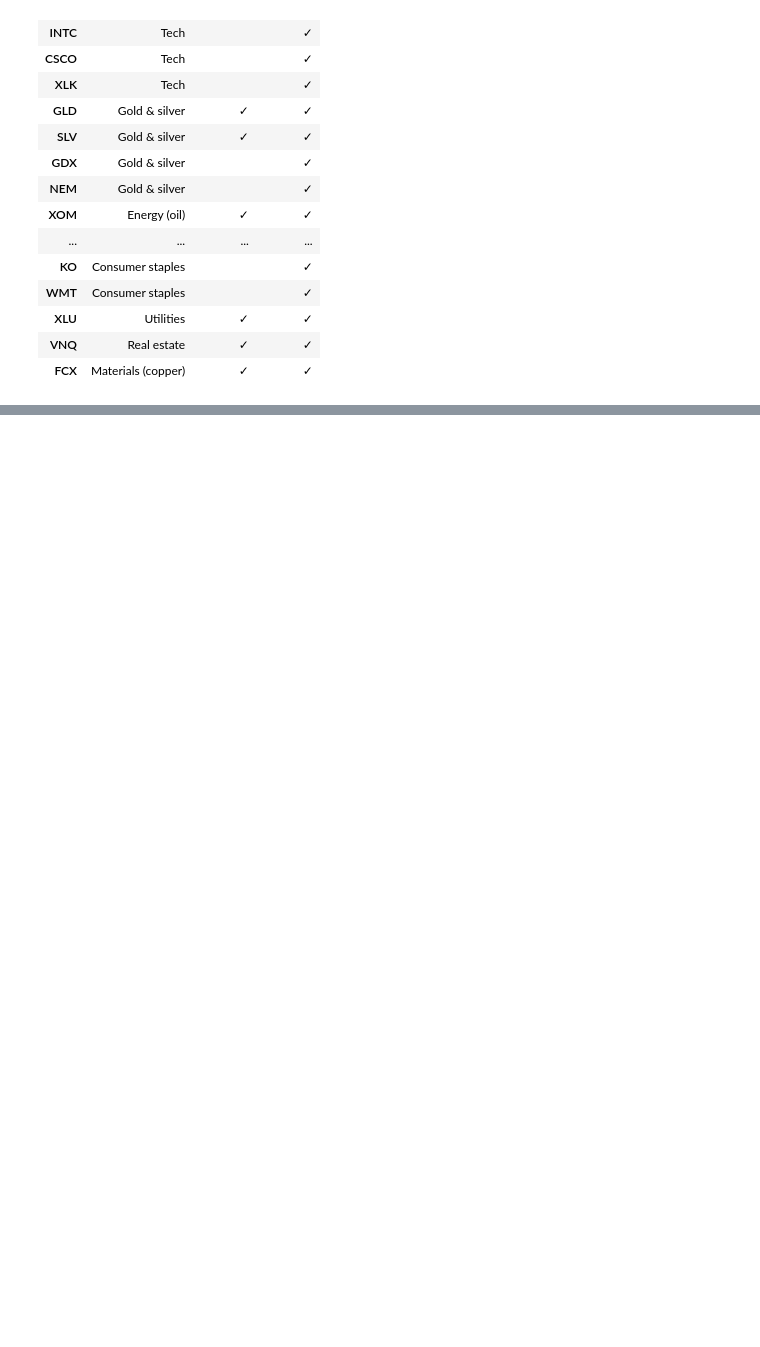
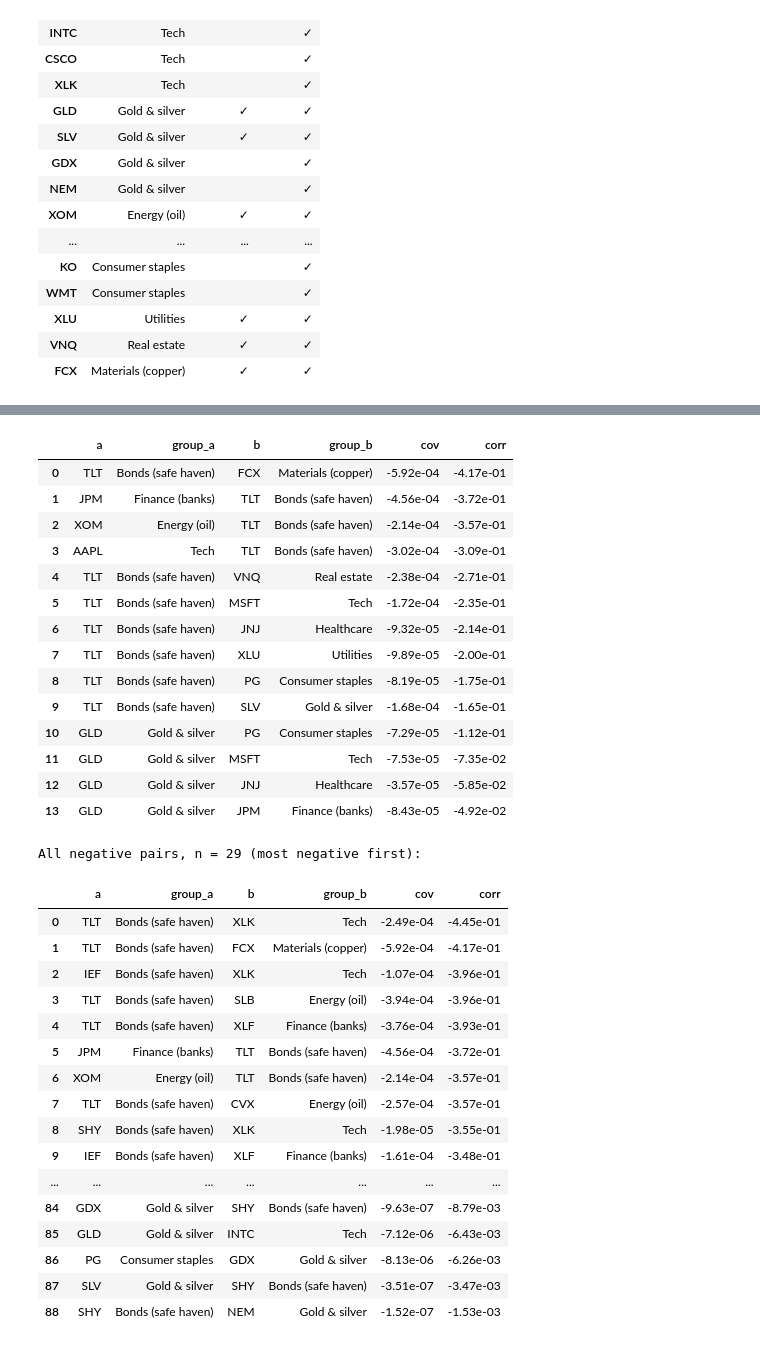
Before and after one commit to Oussema-t/zollerqu-qollab, a Jupyter notebook: stocks/stock_idea_ZollerQu.ipynb, the cells around one changed output, grey strips where cells are left out. Cells and saved outputs as stored; diff of their text form; code cells hidden in the pictures; blank space fills up the shorter version.

```diff
--- a/stocks/stock_idea_ZollerQu.ipynb
+++ b/stocks/stock_idea_ZollerQu.ipynb
@@ -497,0 +610,30 @@ membership
+# %%
+negative_tables = {}
+for n in RUN_SIZES:
+    st, tickers = train_stats[n], selected[n]
+    groups = [kaggle_data.GROUP_OF[t] for t in tickers]
+    neg = graph.negative_links(st, groups, list(kaggle_data.GROUPS))
+    print(f"n = {n}: {neg['n_negative_cov']} of {neg['n_pairs']} pairs have C < 0, {neg['n_negative_corr']} have rho < 0, "
+          f"sign disagreements: {len(neg['sign_disagreements'])}")
+    print("  negative pairs by group pair:", "; ".join(f"{k} {v}" for k, v in neg["by_group_pair"]))
+    most_negative, strongest = graph.extreme_correlations(st, groups, k=5)
+    print("  most negative rho:", ", ".join(f"{p['a']}-{p['b']} {p['corr']:+.2f}" for p in most_negative))
+    print("  strongest positive rho:", ", ".join(f"{p['a']}-{p['b']} {p['corr']:+.2f}" for p in strongest))
+    sg = graph.sparsify(st.cov)
+    rep = sg.report
+    print(f"  sparse mask: {rep['keep_rule']}; kept {rep['kept_edges']}, dropped {rep['dropped_edges']}, density {rep['density']:.0%}")
+    print(f"  threshold: smallest kept |C| {rep['smallest_kept_abs_cov']:.3e}, largest dropped |C| "
+          f"{rep['largest_dropped_abs_cov']:.3e}, tie at threshold: {rep['tie_at_threshold']}")
+    print(f"  dropped share of sum |C_ij|: {rep['dropped_abs_share']:.1%}; kept negative edges: {rep['kept_negative_edges']}; "
+          f"isolated assets: {', '.join(tickers[k] for k in rep['isolated_nodes']) or 'none'}")
+    print("  strongest kept edges:", ", ".join(f"{tickers[i]}-{tickers[j]} {st.cov[i, j]:.2e}" for i, j in sg.edges[:5]))
+    print("  weakest kept edges:", ", ".join(f"{tickers[i]}-{tickers[j]} {st.cov[i, j]:.2e}" for i, j in sg.edges[-3:]))
+    print("  kept edges by group pair:", "; ".join(f"{k} {v}" for k, v in graph.kept_group_pairs(sg, groups, list(kaggle_data.GROUPS))))
+    print()
+    negative_tables[n] = pd.DataFrame(neg["pairs"])[["a", "group_a", "b", "group_b", "cov", "corr"]]
+
+for n, frame in negative_tables.items():
+    print(f"All negative pairs, n = {n} (most negative first):")
+    with pd.option_context("display.max_rows", 200, "display.float_format", "{:.2e}".format):
+        display(frame)
+# %% [output]
@@ -497,0 +657,33 @@ membership
+|  | a | group_a | b | group_b | cov | corr |
+| 0 | TLT | Bonds (safe haven) | FCX | Materials (copper) | -5.92e-04 | -4.17e-01 |
+| 1 | JPM | Finance (banks) | TLT | Bonds (safe haven) | -4.56e-04 | -3.72e-01 |
+| 2 | XOM | Energy (oil) | TLT | Bonds (safe haven) | -2.14e-04 | -3.57e-01 |
+| 3 | AAPL | Tech | TLT | Bonds (safe haven) | -3.02e-04 | -3.09e-01 |
+| 4 | TLT | Bonds (safe haven) | VNQ | Real estate | -2.38e-04 | -2.71e-01 |
+| 5 | TLT | Bonds (safe haven) | MSFT | Tech | -1.72e-04 | -2.35e-01 |
+| 6 | TLT | Bonds (safe haven) | JNJ | Healthcare | -9.32e-05 | -2.14e-01 |
+| 7 | TLT | Bonds (safe haven) | XLU | Utilities | -9.89e-05 | -2.00e-01 |
+| 8 | TLT | Bonds (safe haven) | PG | Consumer staples | -8.19e-05 | -1.75e-01 |
+| 9 | TLT | Bonds (safe haven) | SLV | Gold & silver | -1.68e-04 | -1.65e-01 |
+| 10 | GLD | Gold & silver | PG | Consumer staples | -7.29e-05 | -1.12e-01 |
+| 11 | GLD | Gold & silver | MSFT | Tech | -7.53e-05 | -7.35e-02 |
+| 12 | GLD | Gold & silver | JNJ | Healthcare | -3.57e-05 | -5.85e-02 |
+| 13 | GLD | Gold & silver | JPM | Finance (banks) | -8.43e-05 | -4.92e-02 |
+All negative pairs, n = 29 (most negative first):
+|  | a | group_a | b | group_b | cov | corr |
+| 0 | TLT | Bonds (safe haven) | XLK | Tech | -2.49e-04 | -4.45e-01 |
+| 1 | TLT | Bonds (safe haven) | FCX | Materials (copper) | -5.92e-04 | -4.17e-01 |
+| 2 | IEF | Bonds (safe haven) | XLK | Tech | -1.07e-04 | -3.96e-01 |
+| 3 | TLT | Bonds (safe haven) | SLB | Energy (oil) | -3.94e-04 | -3.96e-01 |
+| 4 | TLT | Bonds (safe haven) | XLF | Finance (banks) | -3.76e-04 | -3.93e-01 |
+| 5 | JPM | Finance (banks) | TLT | Bonds (safe haven) | -4.56e-04 | -3.72e-01 |
+| 6 | XOM | Energy (oil) | TLT | Bonds (safe haven) | -2.14e-04 | -3.57e-01 |
+| 7 | TLT | Bonds (safe haven) | CVX | Energy (oil) | -2.57e-04 | -3.57e-01 |
+| 8 | SHY | Bonds (safe haven) | XLK | Tech | -1.98e-05 | -3.55e-01 |
+| 9 | IEF | Bonds (safe haven) | XLF | Finance (banks) | -1.61e-04 | -3.48e-01 |
+| ... | ... | ... | ... | ... | ... | ... |
+| 84 | GDX | Gold & silver | SHY | Bonds (safe haven) | -9.63e-07 | -8.79e-03 |
+| 85 | GLD | Gold & silver | INTC | Tech | -7.12e-06 | -6.43e-03 |
+| 86 | PG | Consumer staples | GDX | Gold & silver | -8.13e-06 | -6.26e-03 |
+| 87 | SLV | Gold & silver | SHY | Bonds (safe haven) | -3.51e-07 | -3.47e-03 |
+| 88 | SHY | Bonds (safe haven) | NEM | Gold & silver | -1.52e-07 | -1.53e-03 |
```
Also changed, not shown: parts of 23 cells of this notebook, 12 other files.
